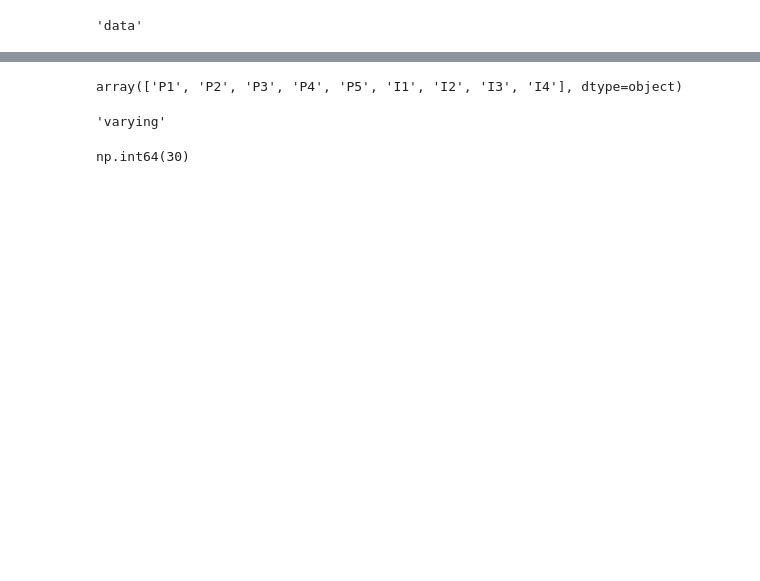
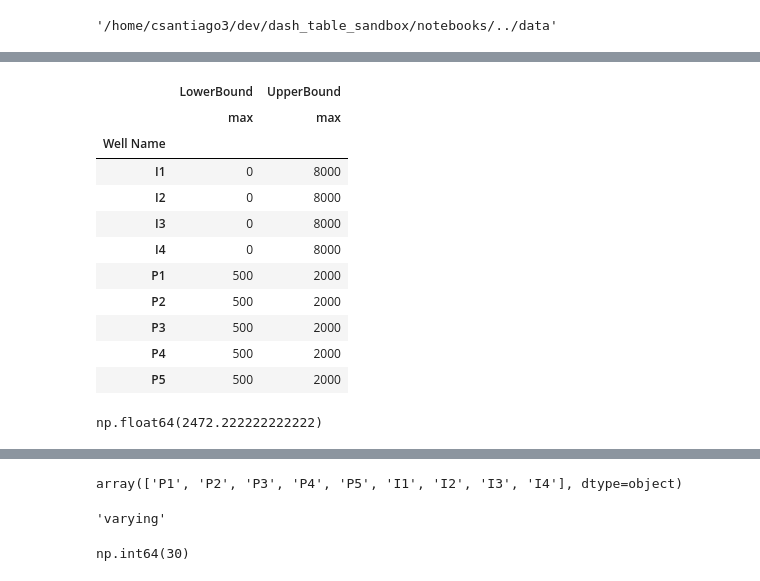
Before and after one commit to carlajord/dash_table_sandbox, a Jupyter notebook: notebooks/data_analysis.ipynb, the cells around one changed output, grey strips where cells are left out. Cells and saved outputs as stored; diff of their text form; code cells hidden in the pictures; blank space fills up the shorter version.

```diff
--- a/notebooks/data_analysis.ipynb
+++ b/notebooks/data_analysis.ipynb
@@ -7,8 +10,8 @@ from ui.utils import (WELL_NAME_HEADER, WELL_TYPE_HEADER, WELL_CONTROL_HEADER,
 # %%
-DATA_PATH = os.path.join(os.path.dirname(""), 'data')
+DATA_PATH = os.path.join(os.path.abspath(os.path.dirname("")), "..", 'data')
 DATA_PATH
 # %% [output]
-'data'
+'/home/csantiago3/dev/dash_table_sandbox/notebooks/../data'
 # %%
 df = pd.read_csv(os.path.join(DATA_PATH,'ForecastScenarios.csv'))
 df.head(2)
@@ -16,3 +19,23 @@ df.head(2)
 |  | Well Name | Well Type | Well Control | LowerBound | UpperBound | Time | Default Scenario | Scenario 1 | ... |
 | 0 | P1 | Producer | BHP | 500 | 2000 | 60 | 1500 | 750 | ... |
 | 1 | P1 | Producer | BHP | 500 | 2000 | 120 | 1500 | 750 | ... |
+# %%
+df_temp = df[[WELL_NAME_HEADER, LOWER_BOUND_HEADER, UPPER_BOUND_HEADER]]
+df_temp.groupby(by=[WELL_NAME_HEADER]).agg(['max'])
+# %% [output]
+|  | LowerBound | UpperBound |
+|  | max | max |
+| Well Name |  |  |
+| I1 | 0 | 8000 |
+| I2 | 0 | 8000 |
+| I3 | 0 | 8000 |
+| I4 | 0 | 8000 |
+| P1 | 500 | 2000 |
+| P2 | 500 | 2000 |
+| P3 | 500 | 2000 |
+| P4 | 500 | 2000 |
+| P5 | 500 | 2000 |
+# %%
+np.mean([df[LOWER_BOUND_HEADER], df[UPPER_BOUND_HEADER]])
+# %% [output]
+np.float64(2472.222222222222)
```
Also changed, not shown: parts of 11 cells of this notebook, 2 other files.
